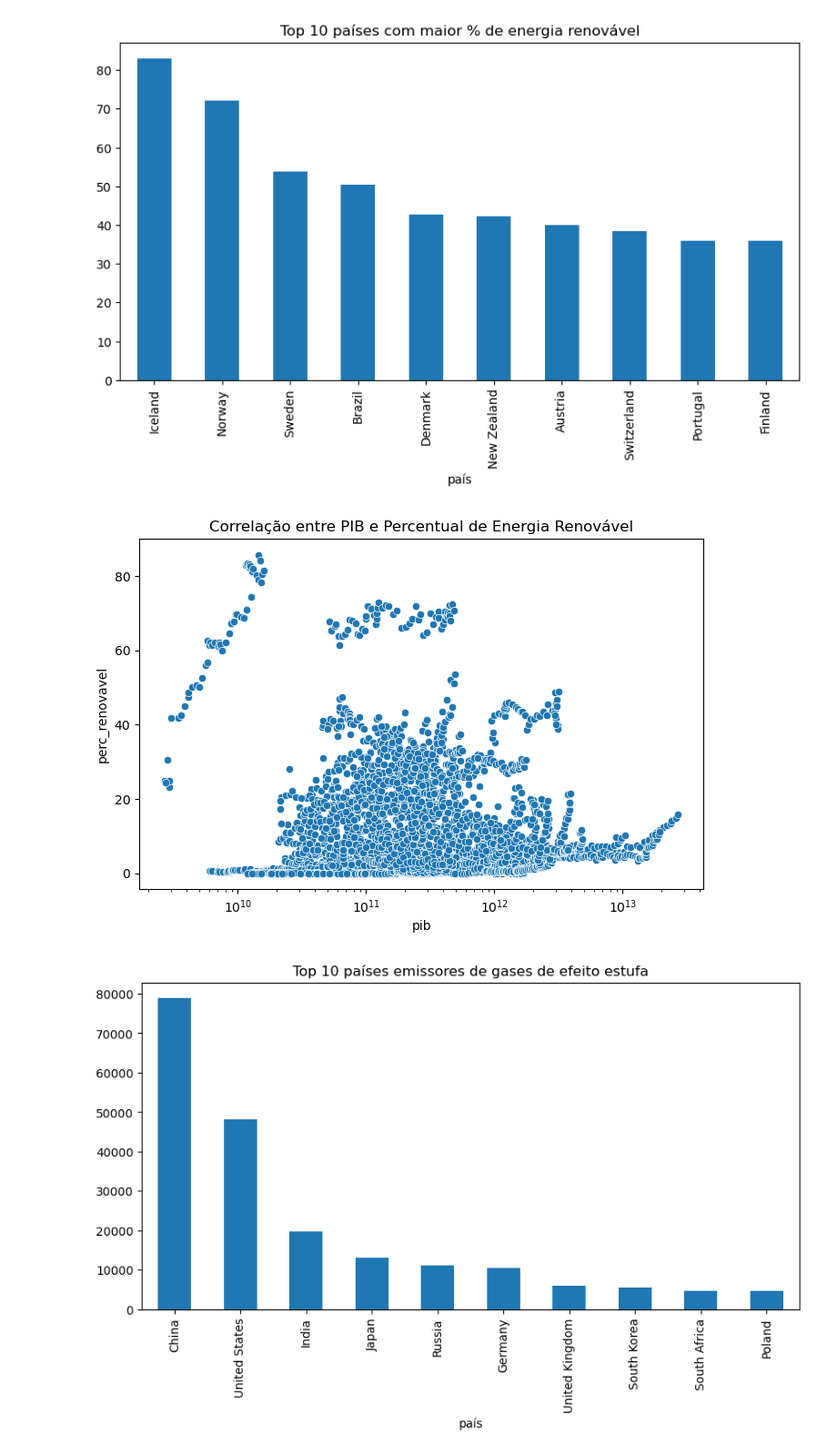
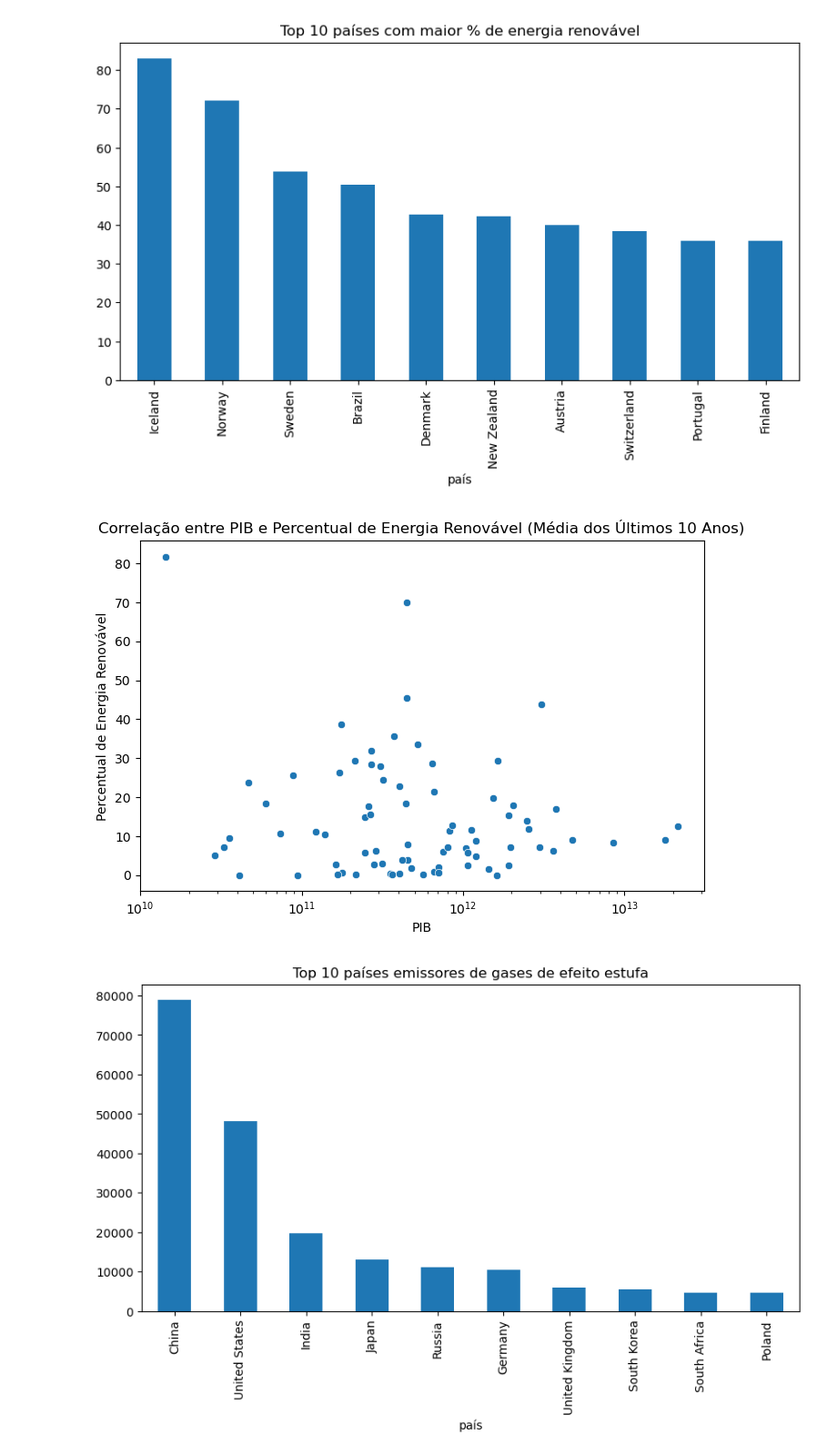
Before and after one commit to YuriRadzi/ProjetoAplicado1, a Jupyter notebook: notebooks/Analise_exploratoria.ipynb, the cells around one changed output. Shown: that part at 91% size. Cells and saved outputs as stored; diff of their text form; code cells hidden in the pictures.

```diff
--- a/notebooks/Analise_exploratoria.ipynb
+++ b/notebooks/Analise_exploratoria.ipynb
@@ -38,15 +40,20 @@ plt.show()
 # %% [output]
 [figure]
 # %%
-# Países mais ricos investem mais em energia renovável?
+maior_ano = base_pais["ano"].max()
+range_anos = range(maior_ano - 10, maior_ano)
+base_ultimos_10_anos = base_pais[base_pais["ano"].isin(range_anos)]
+media_pais = base_ultimos_10_anos.groupby("país")[["perc_renovavel", "pib"]].mean().reset_index()
 
-plt.figure(figsize=(8,5))
-sns.scatterplot(data=base_pais, x='pib', y='perc_renovavel')
-plt.xscale('log')  # PIB tem grande variação, usar escala logarítmica
-plt.title('Correlação entre PIB e Percentual de Energia Renovável')
+plt.figure(figsize=(8, 5))
+sns.scatterplot(data=media_pais, x="pib", y="perc_renovavel")
+plt.xscale("log")
+plt.title("Correlação entre PIB e Percentual de Energia Renovável (Média dos Últimos 10 Anos)")
+plt.xlabel("PIB")
+plt.ylabel("Percentual de Energia Renovável")
 plt.show()
 # %% [output]
-[figure, old version]
+[figure, new version]
 # %%
 #Quais países têm as maiores emissões de CO₂ e como isso se relaciona com o consumo de energia?
 
```
Also changed, not shown: parts of 3 cells of this notebook, 1 other file.
